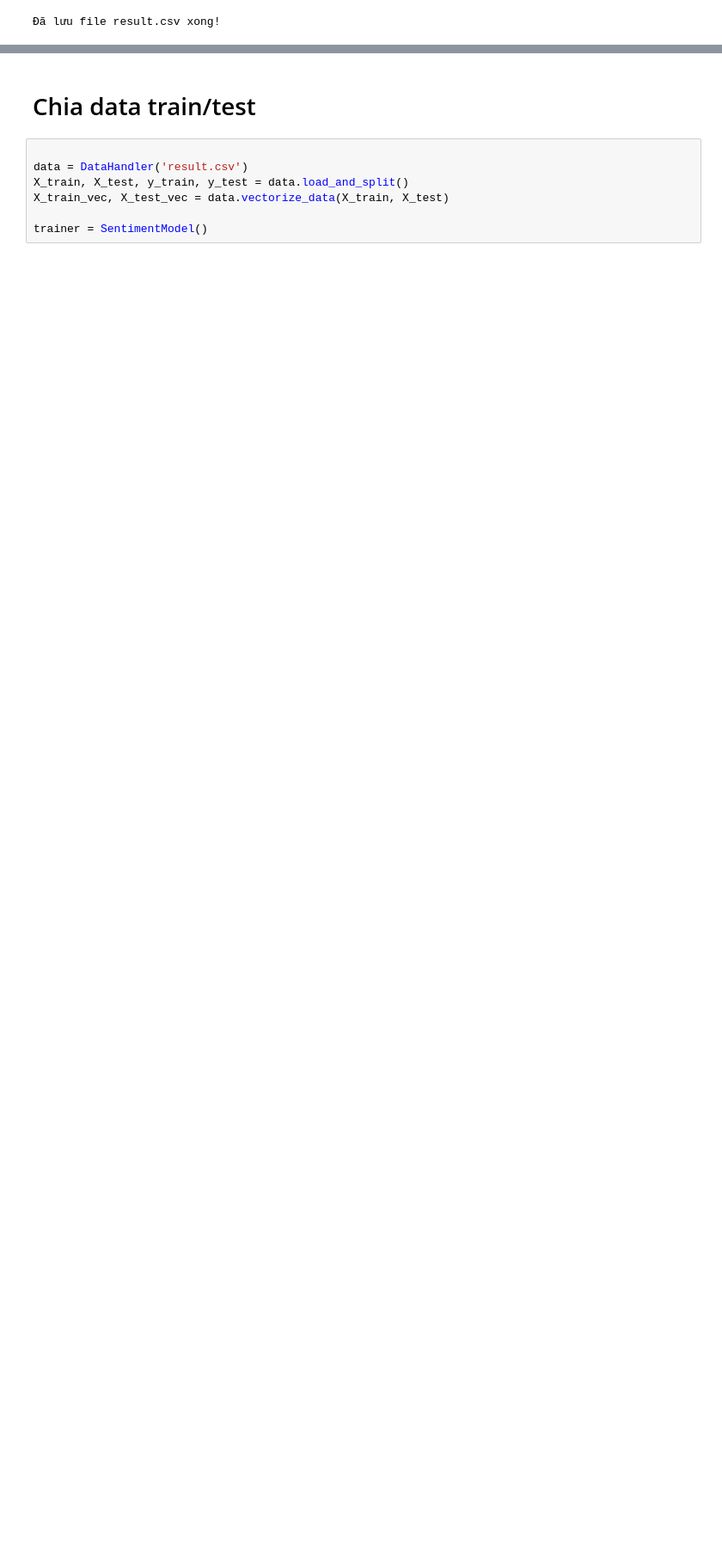
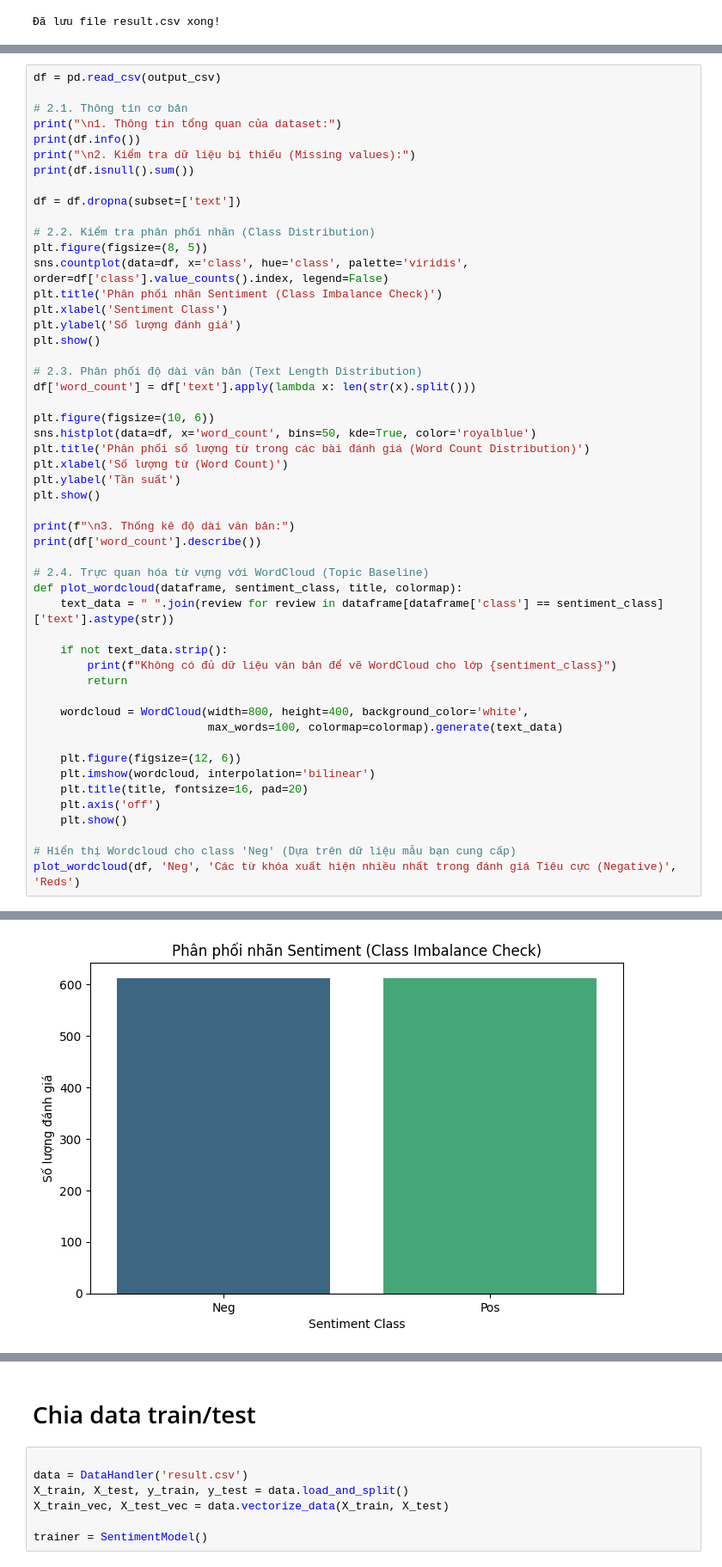
Before and after one commit to aqua-277353/ML-LLM, a Jupyter notebook: main.ipynb, the cells around one changed output, grey strips where cells are left out. Shown at 86% size. Saved outputs shown, nothing was run; the diff lists cells and outputs as text; blank space fills up the shorter version.

Commit message:
add topic extraction

```diff
--- a/main.ipynb
+++ b/main.ipynb
@@ -31,0 +38,52 @@ print(f"Đã lưu file {output_csv} xong!")
+# %%
+df = pd.read_csv(output_csv)
+
+# 2.1. Thông tin cơ bản
+print("\n1. Thông tin tổng quan của dataset:")
+print(df.info())
+print("\n2. Kiểm tra dữ liệu bị thiếu (Missing values):")
+print(df.isnull().sum())
+
+df = df.dropna(subset=['text'])
+
+# 2.2. Kiểm tra phân phối nhãn (Class Distribution)
+plt.figure(figsize=(8, 5))
+sns.countplot(data=df, x='class', hue='class', palette='viridis', order=df['class'].value_counts().index, legend=False)
+plt.title('Phân phối nhãn Sentiment (Class Imbalance Check)')
+plt.xlabel('Sentiment Class')
+plt.ylabel('Số lượng đánh giá')
+plt.show()
+
+# 2.3. Phân phối độ dài văn bản (Text Length Distribution)
+df['word_count'] = df['text'].apply(lambda x: len(str(x).split()))
+
+plt.figure(figsize=(10, 6))
+sns.histplot(data=df, x='word_count', bins=50, kde=True, color='royalblue')
+plt.title('Phân phối số lượng từ trong các bài đánh giá (Word Count Distribution)')
+plt.xlabel('Số lượng từ (Word Count)')
+plt.ylabel('Tần suất')
+plt.show()
+
+print(f"\n3. Thống kê độ dài văn bản:")
+print(df['word_count'].describe())
+
+# 2.4. Trực quan hóa từ vựng với WordCloud (Topic Baseline)
+def plot_wordcloud(dataframe, sentiment_class, title, colormap):
+    text_data = " ".join(review for review in dataframe[dataframe['class'] == sentiment_class]['text'].astype(str))
+
+    if not text_data.strip():
+        print(f"Không có đủ dữ liệu văn bản để vẽ WordCloud cho lớp {sentiment_class}")
+        return
+
+    wordcloud = WordCloud(width=800, height=400, background_color='white',
+                          max_words=100, colormap=colormap).generate(text_data)
+
+    plt.figure(figsize=(12, 6))
+    plt.imshow(wordcloud, interpolation='bilinear')
+    plt.title(title, fontsize=16, pad=20)
+    plt.axis('off')
+    plt.show()
+
+# Hiển thị Wordcloud cho class 'Neg' (Dựa trên dữ liệu mẫu bạn cung cấp)
+plot_wordcloud(df, 'Neg', 'Các từ khóa xuất hiện nhiều nhất trong đánh giá Tiêu cực (Negative)', 'Reds')
+# %% [output]
@@ -31,0 +108 @@ print(f"Đã lưu file {output_csv} xong!")
+[figure, added]
```
Also changed, not shown: parts of 21 cells of this notebook, 5 other files.
